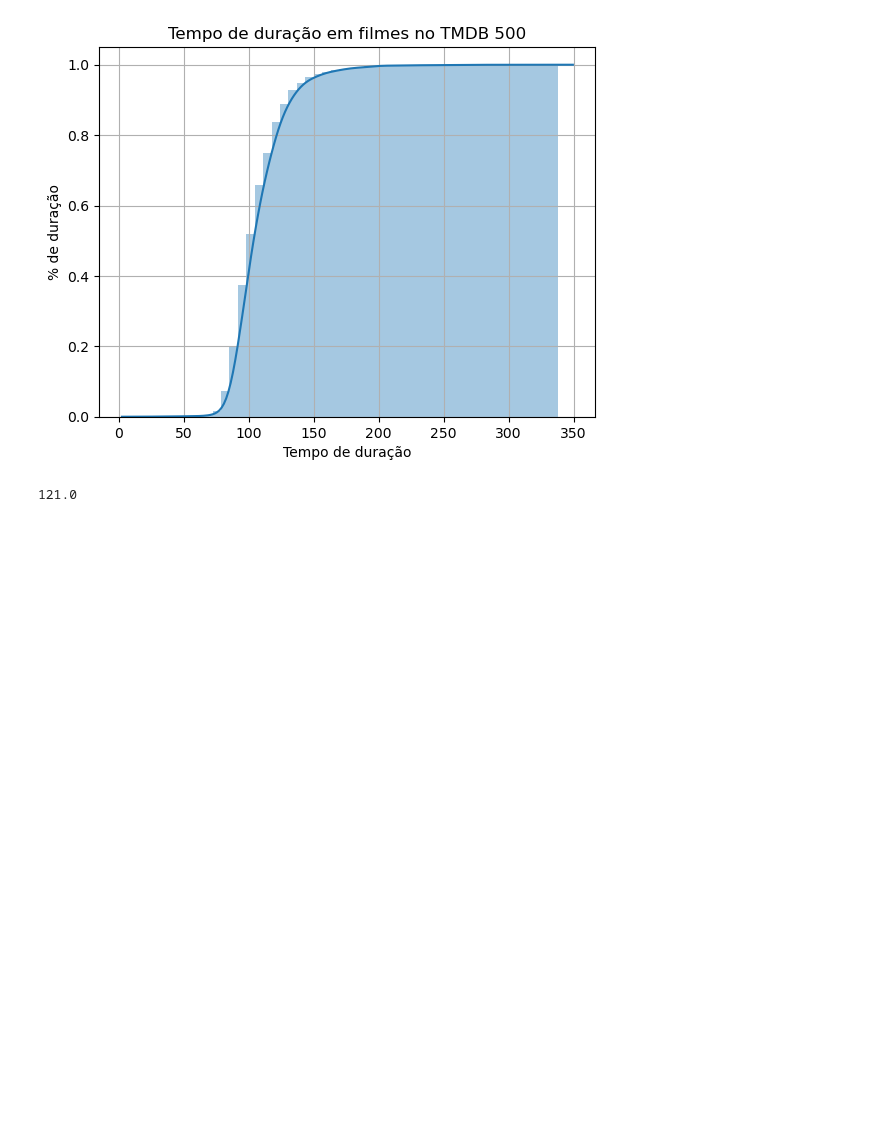
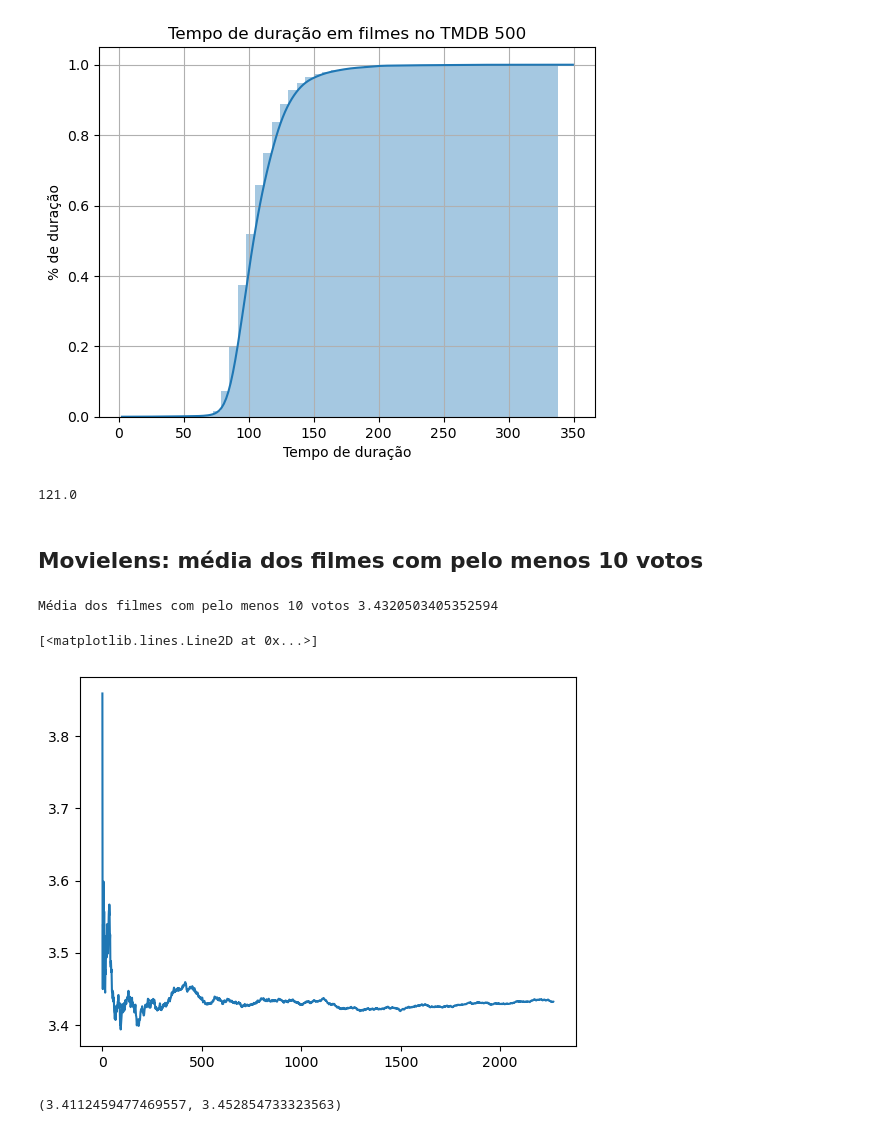
Before and after one commit to naimeaiub/Analise-Estatistica-IBGE, a Jupyter notebook: 4. Data Science - testes estatisticos com python/Data_Science_-_Introducao_a_testes.ipynb, the cells around one changed output. Cells and saved outputs as stored; diff of their text form; code cells hidden in the pictures; blank space fills up the shorter version.

```diff
--- a/4. Data Science - testes estatisticos com python/Data_Science_-_Introducao_a_testes.ipynb
+++ b/4. Data Science - testes estatisticos com python/Data_Science_-_Introducao_a_testes.ipynb
@@ -344,3 +345,24 @@ https://gist.github.com/mwaskom/de44147ed2974457ad6372750bbe5751
 tmdb.query('runtime > 0').runtime.dropna().quantile(0.8)
 # %% [output]
 121.0
+# %% [markdown]
+## Movielens: média dos filmes com pelo menos 10 votos
+# %%
+print('Média dos filmes com pelo menos 10 votos',nota_media_dos_filmes_com_pelo_menos_10_votos.mean())
+# %% [output]
+Média dos filmes com pelo menos 10 votos 3.4320503405352594
+# %%
+medias = list()
+
+np.random.seed(75243)
+temp = nota_media_dos_filmes_com_pelo_menos_10_votos.sample(frac=1)
+
+medias = [temp[0:i].mean() for i in range(1, len(temp))]
+plt.plot(medias)
+# %% [output]
+[<matplotlib.lines.Line2D at 0x...>]
+[figure, added]
+# %%
+zconfint(nota_media_dos_filmes_com_pelo_menos_10_votos)
+# %% [output]
+(3.4112459477469557, 3.452854733323563)
```
Also changed, not shown: parts of 2 cells of this notebook.
